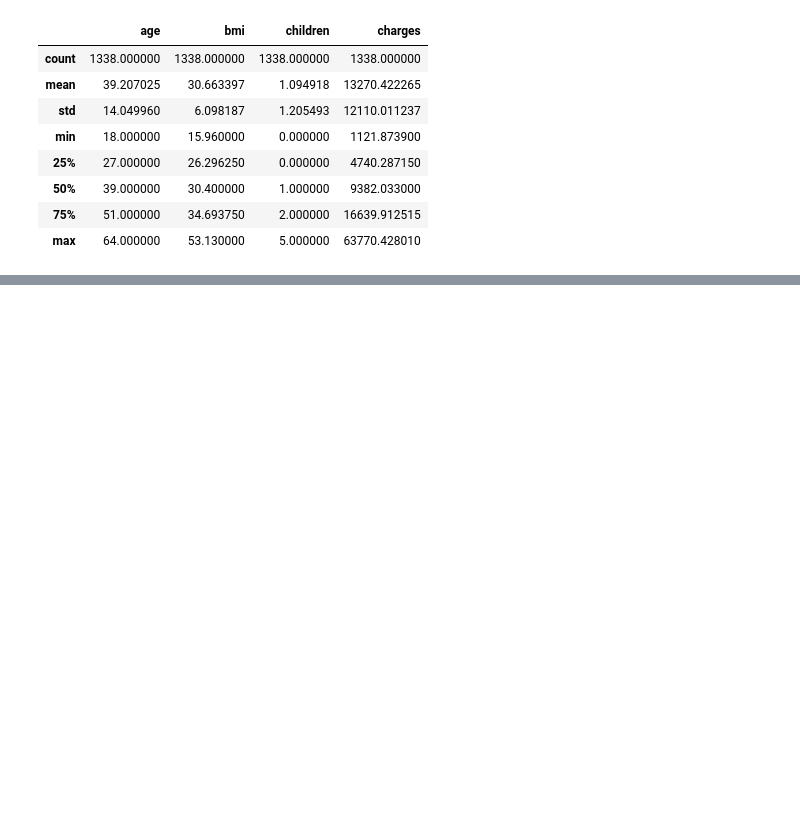
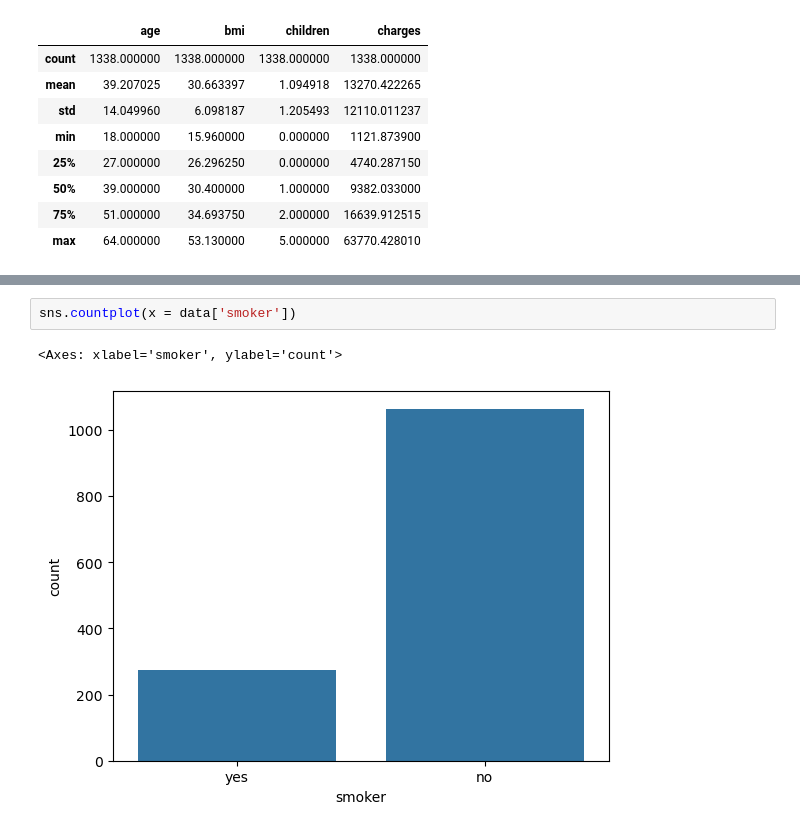
Before and after one commit to khushishahs02/exploratory-data-analysis, a Jupyter notebook: insurance/insurance.ipynb, the cells around one changed output, grey strips where cells are left out. Cells and saved outputs as stored; diff of their text form; blank space fills up the shorter version.

```diff
--- a/insurance/insurance.ipynb
+++ b/insurance/insurance.ipynb
@@ -90,0 +112,5 @@ plt.show()
+# %%
+sns.countplot(x = data['smoker'])
+# %% [output]
+<Axes: xlabel='smoker', ylabel='count'>
+[figure, added]
```
Also changed, not shown: parts of 9 cells of this notebook.
